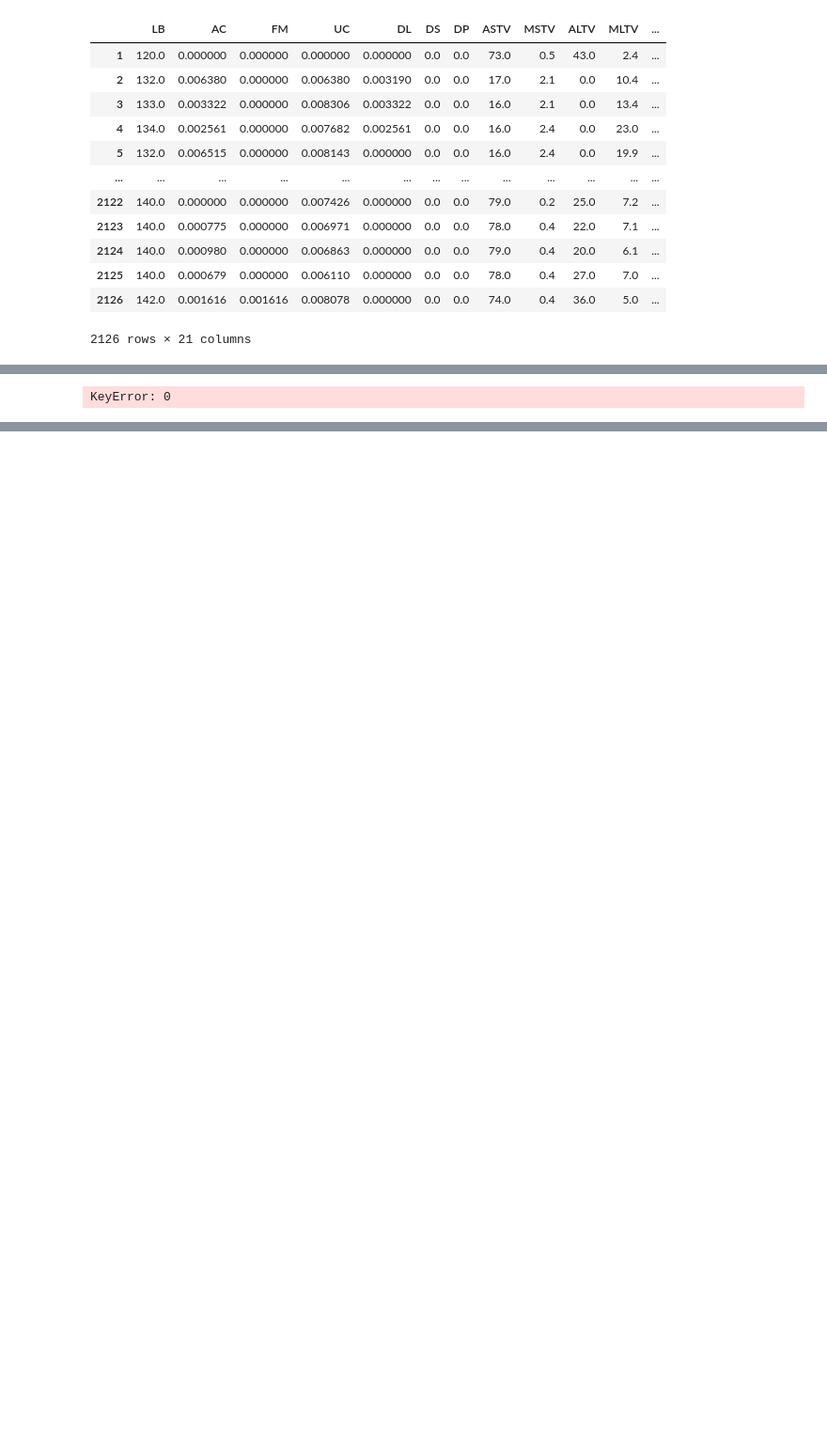
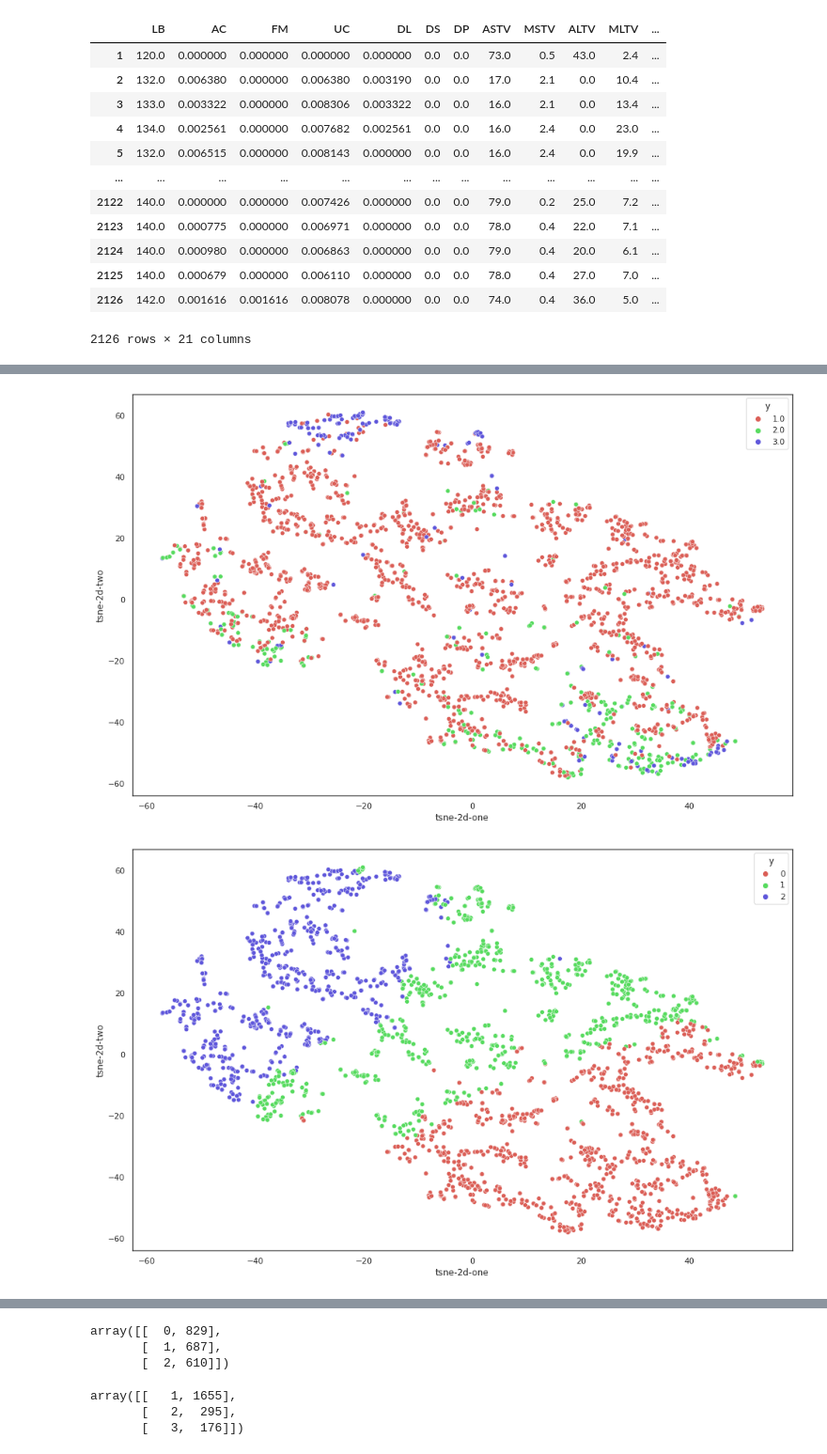
Before and after one commit to Krl1/Fuzzy_clustering, a Jupyter notebook: Projekt/NSP_fuzzy.ipynb, the cells around one changed output, grey strips where cells are left out. Shown at 94% size. Cells and saved outputs as stored; diff of their text form; code cells hidden in the pictures; blank space fills up the shorter version.

```diff
--- a/Projekt/NSP_fuzzy.ipynb
+++ b/Projekt/NSP_fuzzy.ipynb
@@ -150,12 +150,3 @@ X
 | 2125 | 140.0 | 0.000679 | 0.000000 | 0.006110 | 0.000000 | 0.0 | 0.0 | 78.0 | 0.4 | 27.0 | 7.0 | ... |
 | 2126 | 142.0 | 0.001616 | 0.001616 | 0.008078 | 0.000000 | 0.0 | 0.0 | 74.0 | 0.4 | 36.0 | 5.0 | ... |
 2126 rows × 21 columns
-# %%
-p=X.shape[1]
-n=X.shape[0]
-c=3
-m=2
-epsilon = 1e-5
-d_u = 2*epsilon
-u_old=generate_u0(c,n)
-print(p,n)
@@ -164,4 +156,4 @@ print(p,n)
 # %%
 from sklearn.manifold import TSNE
-X_embedded = TSNE(n_components=2,init='random').fit_transform(X)
+X_embedded = TSNE(n_components=2,init='random').fit_transform(X_df)
 # %%
@@ -184,10 +178,30 @@ sns.scatterplot(
+# %%
+def generate_vt(u, x, c, n, p, m):
+    v=[]
+    for i in range(c):
+        v.append([])
+        for j in range(p):
+            v_ij=sum((u[i][k]**m)*x[k][j] for k in range(n))/sum(u[i][k]**m for k in range(n))
+            v[i].append(v_ij)
+    return v
 # %%
-while epsilon<d_u:
-    v = generate_vt(u_old,X,c,n,p,m)
-    d = calculate_d(X,v,c,n)
-    u_new = generate_u(d, m, c, n)
-    d_u = delta_u(u_old, u_new, c, n)
-    u_old = u_new
-    print(d_u)
+plot_tsne(y)
+X = df.drop(['CLASS','NSP'],axis=1).values
+p=X.shape[1]
+n=X.shape[0]
+epsilon = 1e-5
+
+m=2
+for c in range(3,10):
+    u_old=generate_u0(c,n)
+    d_u = 2*epsilon
+    while epsilon<d_u:
+        v = generate_vt(u_old,X,c,n,p,m)
+        d = calculate_d(X,v,c,n)
+        u_new = generate_u(d, m, c, n)
+        d_u = delta_u(u_old, u_new, c, n)
+        u_old = u_new
+    plot_tsne(np.array(u_new).argmax(axis=0), c)
 # %% [output]
-KeyError: 0
+[figure, added]
+[figure, added]
@@ -193,0 +214,14 @@ KeyError: 0
+# %%
+unique, counts = np.unique(np.array(u_new).argmax(axis=0), return_counts=True)
+np.asarray((unique, counts)).T
+# %% [output]
+array([[  0, 829],
+       [  1, 687],
+       [  2, 610]])
+# %%
+unique, counts = np.unique(y, return_counts=True)
+np.asarray((unique, counts)).T
+# %% [output]
+array([[   1, 1655],
+       [   2,  295],
+       [   3,  176]])
```
Also changed, not shown: parts of 12 cells of this notebook, 1 other file.
